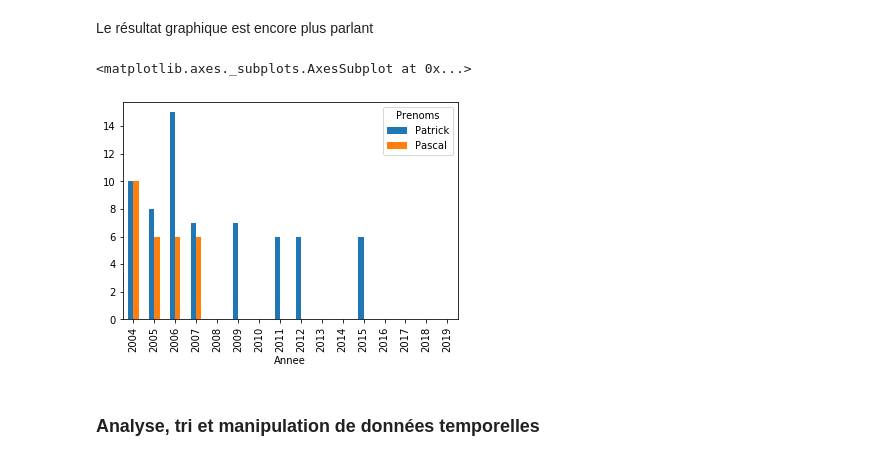
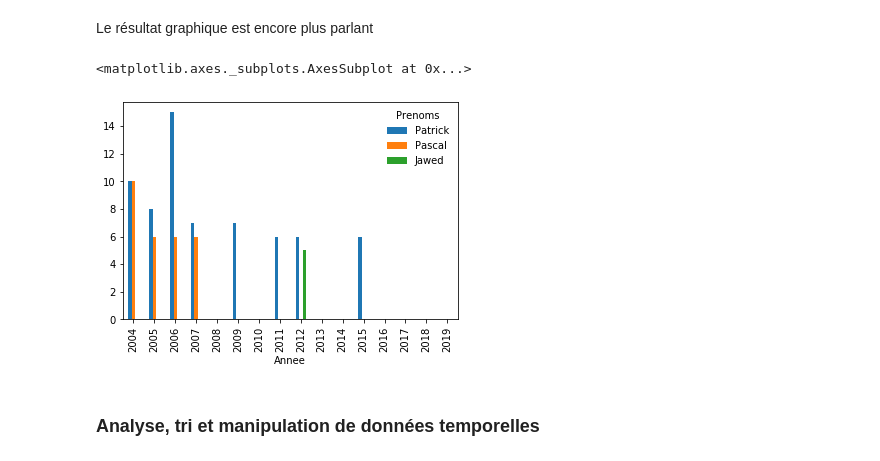
Before and after one commit to xgarrido/master_python_teaching, a Jupyter notebook: slides/04_slide_pandas.ipynb, the cells around one changed output. Drawn from its saved outputs; the diff is of its cells as text; code cells hidden in the pictures.

```diff
--- a/slides/04_slide_pandas.ipynb
+++ b/slides/04_slide_pandas.ipynb
@@ -25,3 +32,5 @@ data = pd.read_csv("https://www.data.gouv.fr/fr/datasets/r/30800be0-8b72-4e89-9e
+# %%
+data = pd.read_csv("./data/liste_des_prenoms.csv", sep=";")
 # %% [markdown]
 Les commandes `head()/tail()` permettent d'avoir un aperçu des premières/dernières lignes du `DataFrame`
 # %%
@@ -113,5 +113,3 @@ data[data.Prenoms == "Camille"]
 On constate bien que la valeur cumulée correspond à la somme par année des occurences de "Camille"
 garçons comme filles. Par la suite, nous allons traiter chaque population de façon distincte, nous
 pouvons donc supprimer cette colonne
-# %%
-data.pop("Cumul")
@@ -413,10 +408,10 @@ data.pivot_table(values="Nombre", index="Prenoms", columns="Annee").fillna(0).lo
 # %% [markdown]
 Le résultat graphique est encore plus parlant
 # %%
-data.pivot_table(values="Nombre", index="Prenoms", columns="Annee").fillna(0).loc[["Patrick", "Pascal"]].T.plot.bar();
+data.pivot_table(values="Nombre", index="Prenoms", columns="Annee").fillna(0).loc[["Patrick", "Pascal", "Jawed"]].T.plot.bar()
 # %% [output]
 <matplotlib.axes._subplots.AxesSubplot at 0x...>
-[figure, old version]
+[figure, new version]
 # %% [markdown]
 ### Analyse, tri et manipulation de données temporelles
 # %% [markdown]
```
Also changed, not shown: parts of 21 cells of this notebook, 5 other files.
